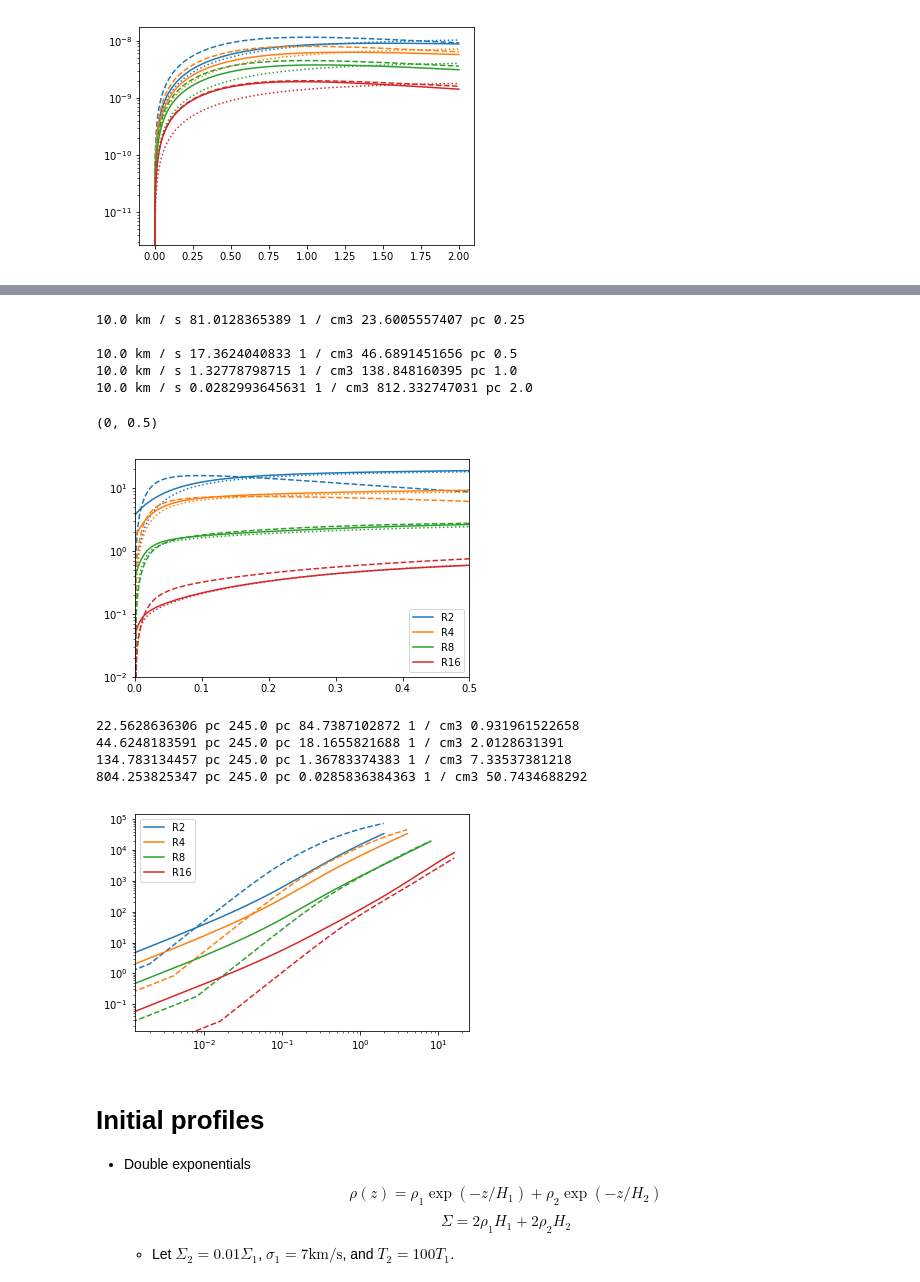
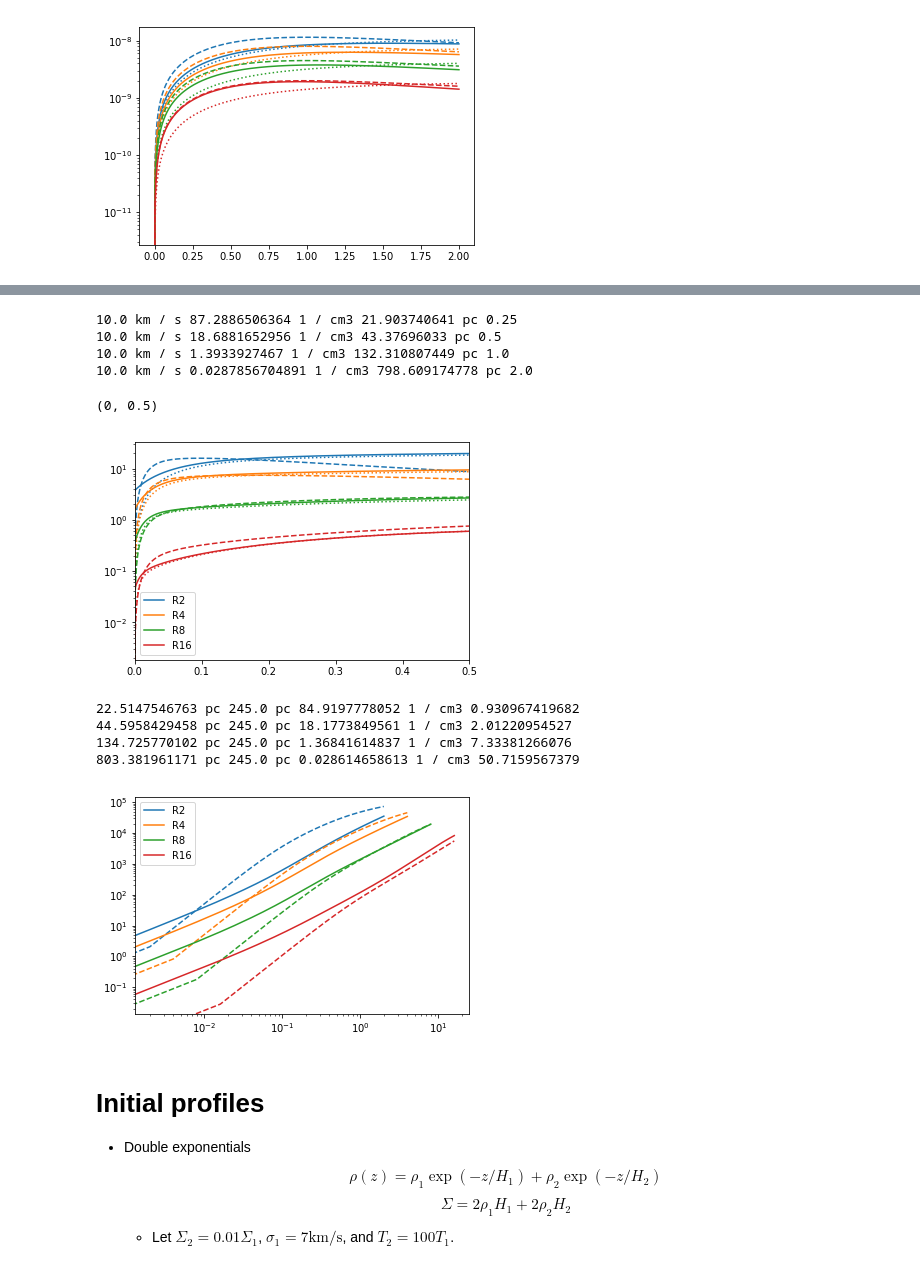
Before and after one commit to changgoo/pyathena, a Jupyter notebook: notebook/galaxy_model.ipynb, the cells around one changed output, grey strips where cells are left out. Cells and saved outputs as stored; diff of their text form; code cells hidden in the pictures.

```diff
--- a/notebook/galaxy_model.ipynb
+++ b/notebook/galaxy_model.ipynb
@@ -271,7 +271,7 @@ model
 class initial(object):
     def __init__(self,param={}):
         self.surf_s=param['surf_star']*c.M_sun/c.pc**2
-        self.rho_dm=param['rho_dm']*c.M_sun/c.pc**3
+        self.rho_dm=(param['rho_dm']+param['rho_bulge'])*c.M_sun/c.pc**3
         self.z0=param['H_star']*c.kpc
         self.R0=param['radius']*c.kpc
         self.surf_g=param['surf_gas']*c.M_sun/c.pc**2*1.3
@@ -320,10 +320,16 @@ class initial(object):
             rho=rho1+rho2
             nden=rho/1.4271/c.m_p
 
-            n0=n0*(self.surf_g/(2.0*(rho.sum()*z[1]).to('Msun/pc^2'))).cgs
-            #print n0,H.to('pc')
+            n_new=n0*(self.surf_g/(2.0*(rho.sum()*z[1]).to('Msun/pc^2'))).cgs
+#            print i,n_new,n0,H.to('pc'),2.0*(rho.sum()*z[1]).to('Msun/pc^2')
+            if np.abs(n_new/n0-1.0) < 1.e-5:
+#                print i,n_new,n0
+                break
+            else:
+                n0=n_new.cgs.value/u.cm**3
+
             #print n0,2.0*(rho1.sum()*z[1]).to('Msun/pc^2'),2.0*(rho.sum()*z[1]).to('Msun/pc^2')
-        self.n0=n0
+        self.n0=n_new
         self.H=H.to('pc')
 
     def den(self,z):
@@ -359,6 +365,7 @@ class initial(object):
 def draw_figure(param,z,beta=10):
     model=initial(param)
     model.set_n0(z)
+    print model.n0,model.H
     nden,rho1,rho2=model.den(z)
     n1=rho1/1.4271/c.m_p
     n2=rho2/1.4271/c.m_p
@@ -481,27 +486,26 @@ galpyWarning: interppotential_c extension module not loaded, because galpy_inter
 # %%
 for l,p in model.T.iteritems():
     prof=initial(p)
-    z=np.linspace(0,2,1000)
+    z=np.linspace(0,2,5000)
     r=p['radius']
     prof.set_n0(z*r*u.kpc)
     print prof.sig1,prof.n0,prof.H,r/8.
     l,=plt.plot(z,-prof.gext(z*r*u.kpc).to('km/s/Myr')-prof.gsg(z*r*u.kpc,prof.H).to('km/s/Myr'),label=l)
     plt.plot(z,-gz(z*r*u.kpc,p).to('km/s/Myr'),color=l.get_color(),ls=':')
     fz=[]
     for zz in z:
         fz.append(-evaluatezforces(MWPotential2014,r/8.,zz)*bovy_conversion.force_in_kmsMyr(220.,8.))
     plt.plot(z,fz,color=l.get_color(),ls='--')
 plt.legend()
 plt.yscale('log')
 plt.xlim(0,0.5)
 # %% [output]
-10.0 km / s 81.0128365389 1 / cm3 23.6005557407 pc 0.25
-
-10.0 km / s 17.3624040833 1 / cm3 46.6891451656 pc 0.5
-10.0 km / s 1.32778798715 1 / cm3 138.848160395 pc 1.0
-10.0 km / s 0.0282993645631 1 / cm3 812.332747031 pc 2.0
+10.0 km / s 87.2886506364 1 / cm3 21.903740641 pc 0.25
+10.0 km / s 18.6881652956 1 / cm3 43.37696033 pc 0.5
+10.0 km / s 1.3933927467 1 / cm3 132.310807449 pc 1.0
+10.0 km / s 0.0287856704891 1 / cm3 798.609174778 pc 2.0
 (0, 0.5)
-[figure, old version]
+[figure, new version]
 # %%
 for l,p in model.T.iteritems():
     prof=initial(p)
@@ -517,10 +521,10 @@ plt.yscale('log')
 plt.xscale('log')
 #plt.xlim(0,1)
 # %% [output]
-22.5628636306 pc 245.0 pc 84.7387102872 1 / cm3 0.931961522658
-44.6248183591 pc 245.0 pc 18.1655821688 1 / cm3 2.0128631391
-134.783134457 pc 245.0 pc 1.36783374383 1 / cm3 7.33537381218
-804.253825347 pc 245.0 pc 0.0285836384363 1 / cm3 50.7434688292
+22.5147546763 pc 245.0 pc 84.9197778052 1 / cm3 0.930967419682
+44.5958429458 pc 245.0 pc 18.1773849561 1 / cm3 2.01220954527
+134.725770102 pc 245.0 pc 1.36841614837 1 / cm3 7.33381266076
+803.381961171 pc 245.0 pc 0.028614658613 1 / cm3 50.7159567379
 [figure]
 # %% [markdown]
 # Initial profiles
```
Also changed, not shown: parts of 4 cells of this notebook, 5 other files.
